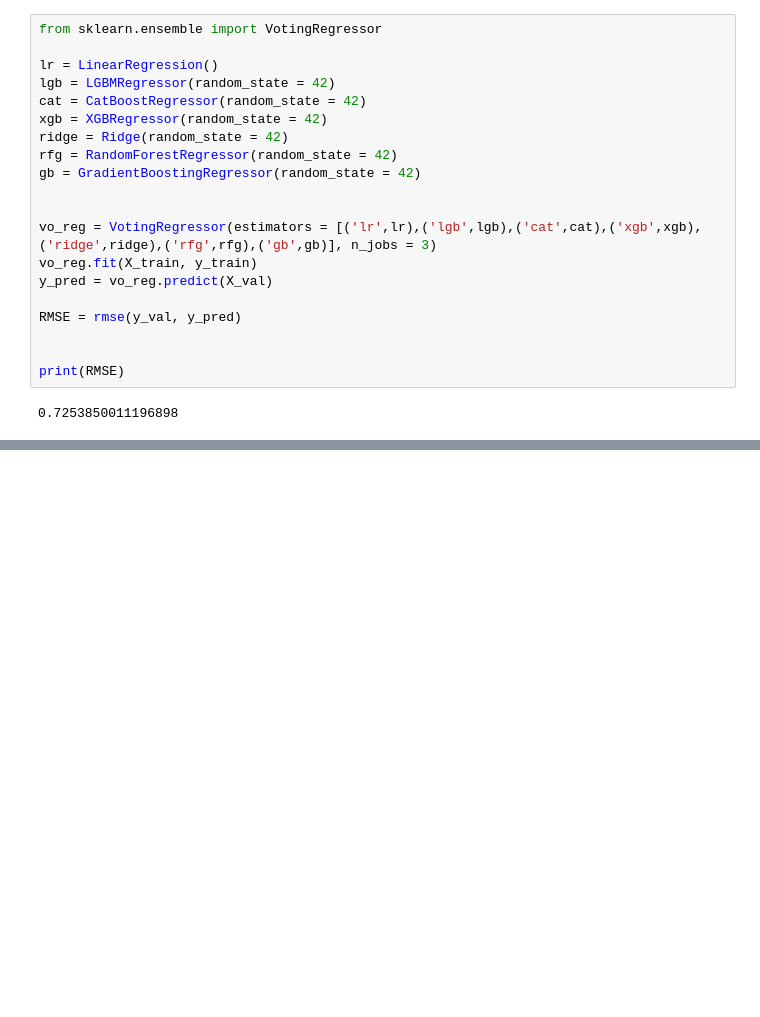
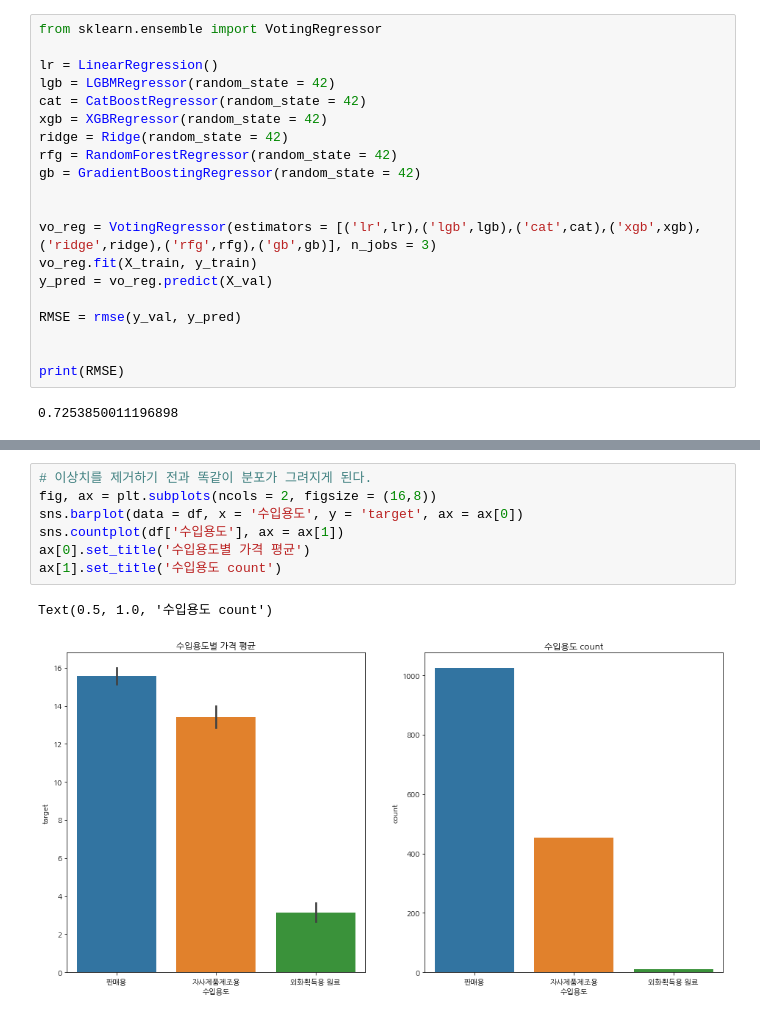
Before and after one commit to qkrwjdduf159/BigContest, a Jupyter notebook: 연어.ipynb, the cells around one changed output, grey strips where cells are left out. Cells and saved outputs as stored; diff of their text form; blank space fills up the shorter version.

```diff
--- a/연어.ipynb
+++ b/연어.ipynb
@@ -406,0 +426,10 @@ Text(0.5, 0, 'Xgboost Feature Importance')
+# %%
+# 이상치를 제거하기 전과 똑같이 분포가 그려지게 된다.
+fig, ax = plt.subplots(ncols = 2, figsize = (16,8))
+sns.barplot(data = df, x = '수입용도', y = 'target', ax = ax[0])
+sns.countplot(df['수입용도'], ax = ax[1])
+ax[0].set_title('수입용도별 가격 평균')
+ax[1].set_title('수입용도 count')
+# %% [output]
+Text(0.5, 1.0, '수입용도 count')
+[figure, added]
```
Also changed, not shown: parts of 16 cells of this notebook.
